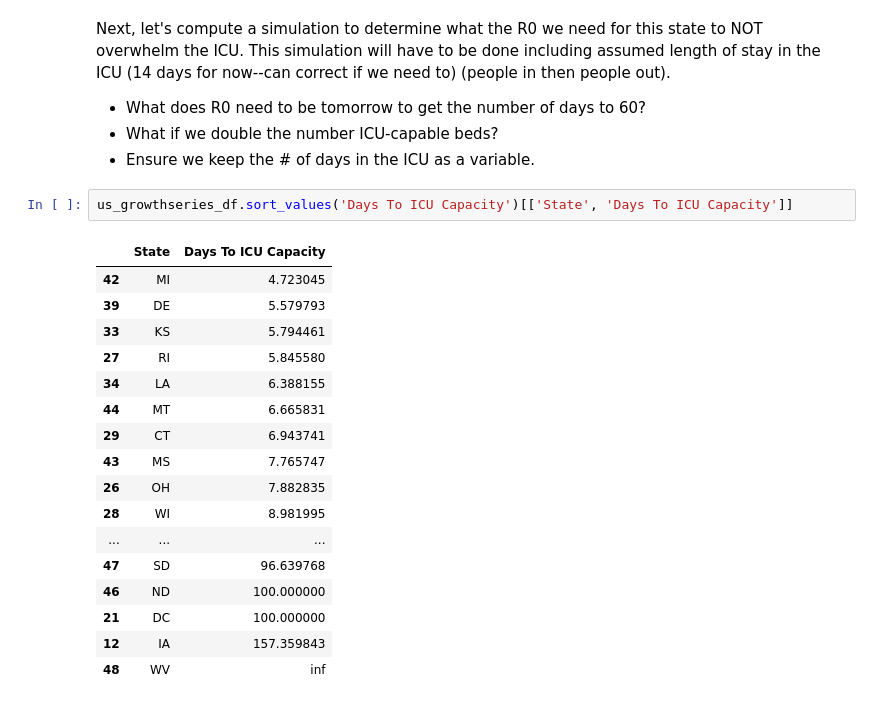
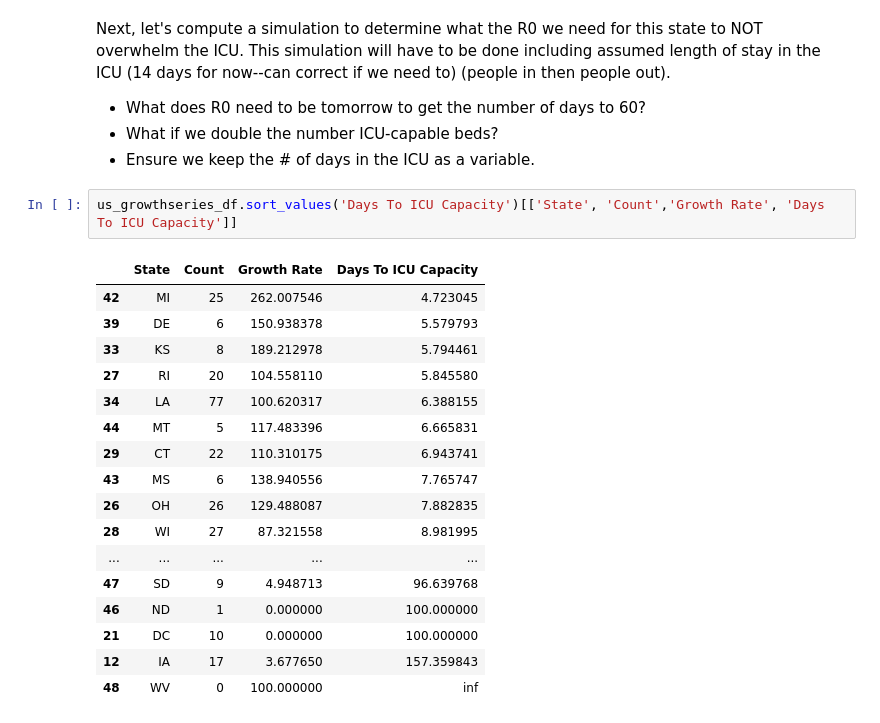
Before and after one commit to daveselinger/covid-19-hackathon, a Jupyter notebook: Copy_of_by_state_covid_analysis.ipynb, the cells around one changed output. Cells and saved outputs as stored; diff of their text form.

Commit message:
Added a table at the end.

```diff
--- a/Copy_of_by_state_covid_analysis.ipynb
+++ b/Copy_of_by_state_covid_analysis.ipynb
@@ -429,22 +429,22 @@ This simulation will have to be done including  assumed length of stay in the IC
 *   What if we double the number ICU-capable beds?
 *   Ensure we keep the # of days in the ICU as a variable.
 # %%
-us_growthseries_df.sort_values('Days To ICU Capacity')[['State', 'Days To ICU Capacity']]
+us_growthseries_df.sort_values('Days To ICU Capacity')[['State', 'Count','Growth Rate', 'Days To ICU Capacity']]
 # %% [output]
-|  | State | Days To ICU Capacity |
-| 42 | MI | 4.723045 |
-| 39 | DE | 5.579793 |
-| 33 | KS | 5.794461 |
-| 27 | RI | 5.845580 |
-| 34 | LA | 6.388155 |
-| 44 | MT | 6.665831 |
-| 29 | CT | 6.943741 |
-| 43 | MS | 7.765747 |
-| 26 | OH | 7.882835 |
-| 28 | WI | 8.981995 |
-| ... | ... | ... |
-| 47 | SD | 96.639768 |
-| 46 | ND | 100.000000 |
-| 21 | DC | 100.000000 |
-| 12 | IA | 157.359843 |
-| 48 | WV | inf |
+|  | State | Count | Growth Rate | Days To ICU Capacity |
+| 42 | MI | 25 | 262.007546 | 4.723045 |
+| 39 | DE | 6 | 150.938378 | 5.579793 |
+| 33 | KS | 8 | 189.212978 | 5.794461 |
+| 27 | RI | 20 | 104.558110 | 5.845580 |
+| 34 | LA | 77 | 100.620317 | 6.388155 |
+| 44 | MT | 5 | 117.483396 | 6.665831 |
+| 29 | CT | 22 | 110.310175 | 6.943741 |
+| 43 | MS | 6 | 138.940556 | 7.765747 |
+| 26 | OH | 26 | 129.488087 | 7.882835 |
+| 28 | WI | 27 | 87.321558 | 8.981995 |
+| ... | ... | ... | ... | ... |
+| 47 | SD | 9 | 4.948713 | 96.639768 |
+| 46 | ND | 1 | 0.000000 | 100.000000 |
+| 21 | DC | 10 | 0.000000 | 100.000000 |
+| 12 | IA | 17 | 3.677650 | 157.359843 |
+| 48 | WV | 0 | 100.000000 | inf |
```
